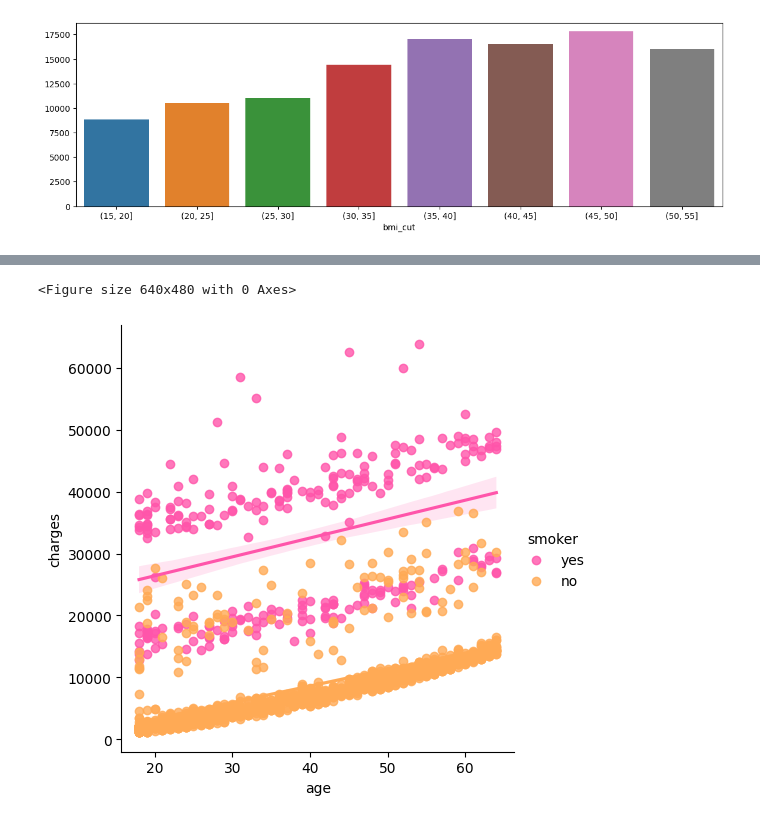
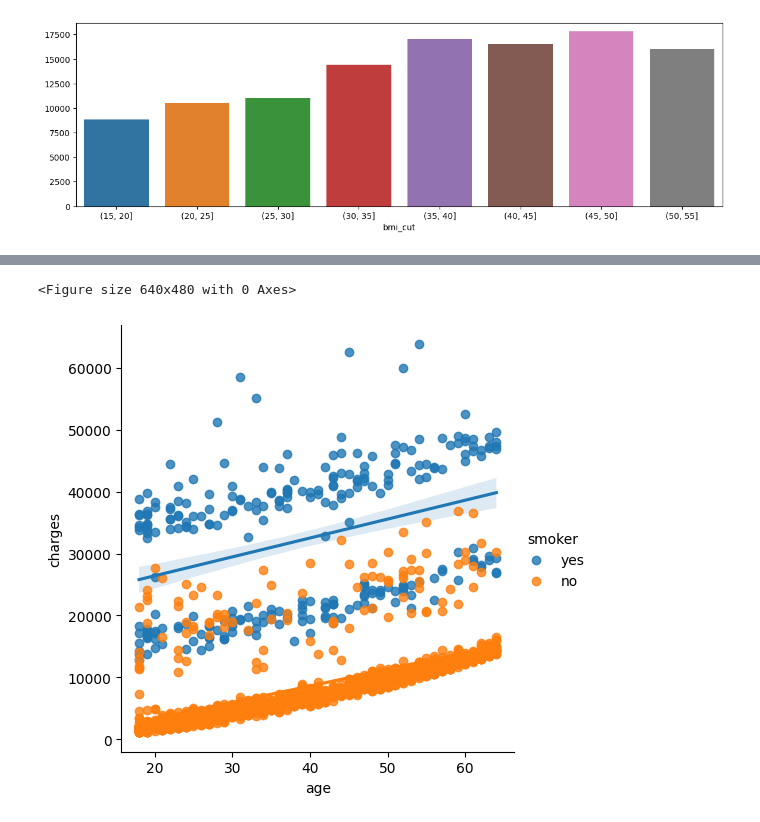
Before and after one commit to johann-wg/Kaggle, a Jupyter notebook: kaggle_medical_cost.ipynb, the cells around one changed output, grey strips where cells are left out. Saved outputs shown, nothing was run; the diff lists cells and outputs as text; code cells hidden in the pictures.

```diff
--- a/kaggle_medical_cost.ipynb
+++ b/kaggle_medical_cost.ipynb
@@ -61,7 +64,7 @@ plt.show()
 # %%
 plt.figure()
-sns.lmplot(x='age', y='charges', hue='smoker', data=data, palette='spring')
+sns.lmplot(x='age', y='charges', hue='smoker', data=data)
 plt.show()
 # %% [output]
 <Figure size 640x480 with 0 Axes>
-[figure, old version]
+[figure, new version]
```
Also changed, not shown: parts of 6 cells of this notebook.
